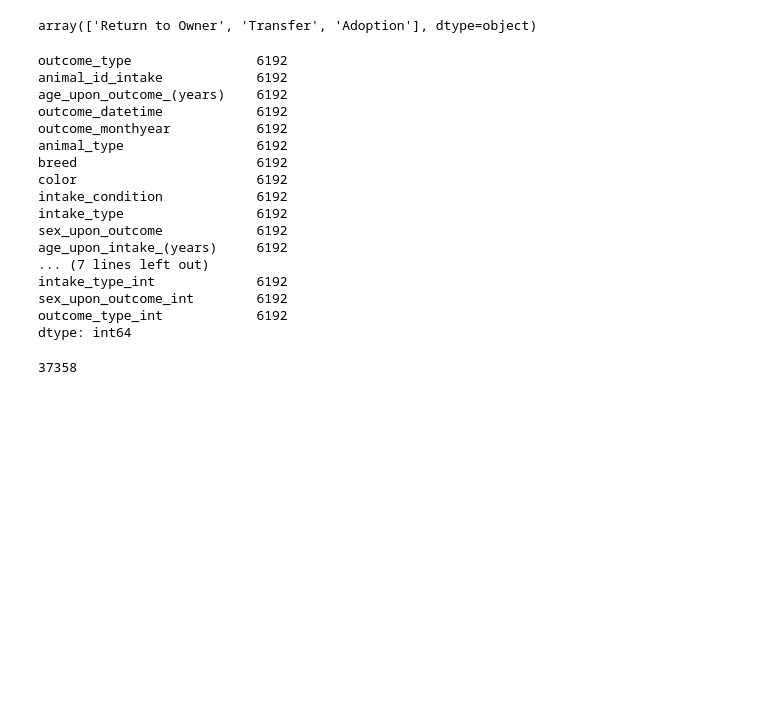
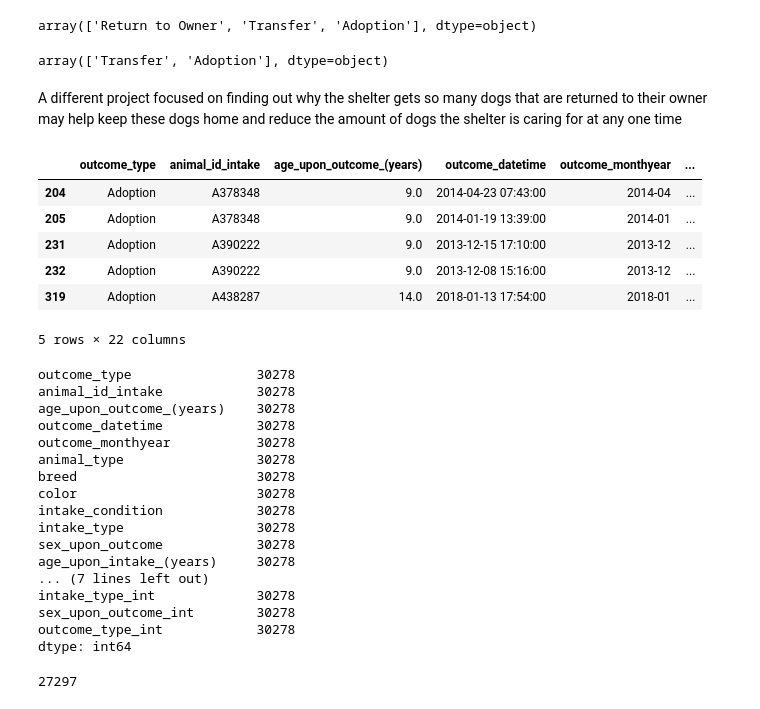
Before and after one commit to amandawhite013/CapstoneTwo, a Jupyter notebook: data_wrangling.ipynb, the cells around one changed output. Cells and saved outputs as stored; diff of their text form; code cells hidden in the pictures; blank space fills up the shorter version.

```diff
--- a/data_wrangling.ipynb
+++ b/data_wrangling.ipynb
@@ -398,28 +398,48 @@ df = df[df['outcome_type_int']<= 2]
 df['outcome_type'].unique()
 # %% [output]
 array(['Return to Owner', 'Transfer', 'Adoption'], dtype=object)
+# %%
+#Also dropping return to owner, because these dogs were likely never eligable for adoption.
+df = df[df['outcome_type_int']!= 0]
+df['outcome_type'].unique()
+# %% [output]
+array(['Transfer', 'Adoption'], dtype=object)
+# %% [markdown]
+A different project focused on finding out why the shelter gets so many dogs that are returned to their owner may help keep these dogs home and reduce the amount of dogs the shelter is caring for at any one time
+# %%
+#animal IDs have duplicates.. are they the same dog or is this a mistake?
+duplicates = df[df['animal_id_intake'].duplicated(keep=False)==True]
+duplicates.head() #they are the same dog
+# %% [output]
+|  | outcome_type | animal_id_intake | age_upon_outcome_(years) | outcome_datetime | outcome_monthyear | ... |
+| 204 | Adoption | A378348 | 9.0 | 2014-04-23 07:43:00 | 2014-04 | ... |
+| 205 | Adoption | A378348 | 9.0 | 2014-01-19 13:39:00 | 2014-01 | ... |
+| 231 | Adoption | A390222 | 9.0 | 2013-12-15 17:10:00 | 2013-12 | ... |
+| 232 | Adoption | A390222 | 9.0 | 2013-12-08 15:16:00 | 2013-12 | ... |
+| 319 | Adoption | A438287 | 14.0 | 2018-01-13 17:54:00 | 2018-01 | ... |
+5 rows × 22 columns
 # %%
-df[df['animal_id_intake'].duplicated()==True].count()
+df.count()
 # %% [output]
-outcome_type                6192
-animal_id_intake            6192
-age_upon_outcome_(years)    6192
-outcome_datetime            6192
-outcome_monthyear           6192
-animal_type                 6192
-breed                       6192
-color                       6192
-intake_condition            6192
-intake_type                 6192
-sex_upon_outcome            6192
-age_upon_intake_(years)     6192
+outcome_type                30278
+animal_id_intake            30278
+age_upon_outcome_(years)    30278
+outcome_datetime            30278
+outcome_monthyear           30278
+animal_type                 30278
+breed                       30278
+color                       30278
+intake_condition            30278
+intake_type                 30278
+sex_upon_outcome            30278
+age_upon_intake_(years)     30278
 ... (7 lines left out)
-intake_type_int             6192
-sex_upon_outcome_int        6192
-outcome_type_int            6192
+intake_type_int             30278
+sex_upon_outcome_int        30278
+outcome_type_int            30278
 dtype: int64
 # %%
 df['animal_id_intake'].nunique()
 # %% [output]
-37358
+27297
 # %%
```
Also changed, not shown: parts of 4 cells of this notebook.
